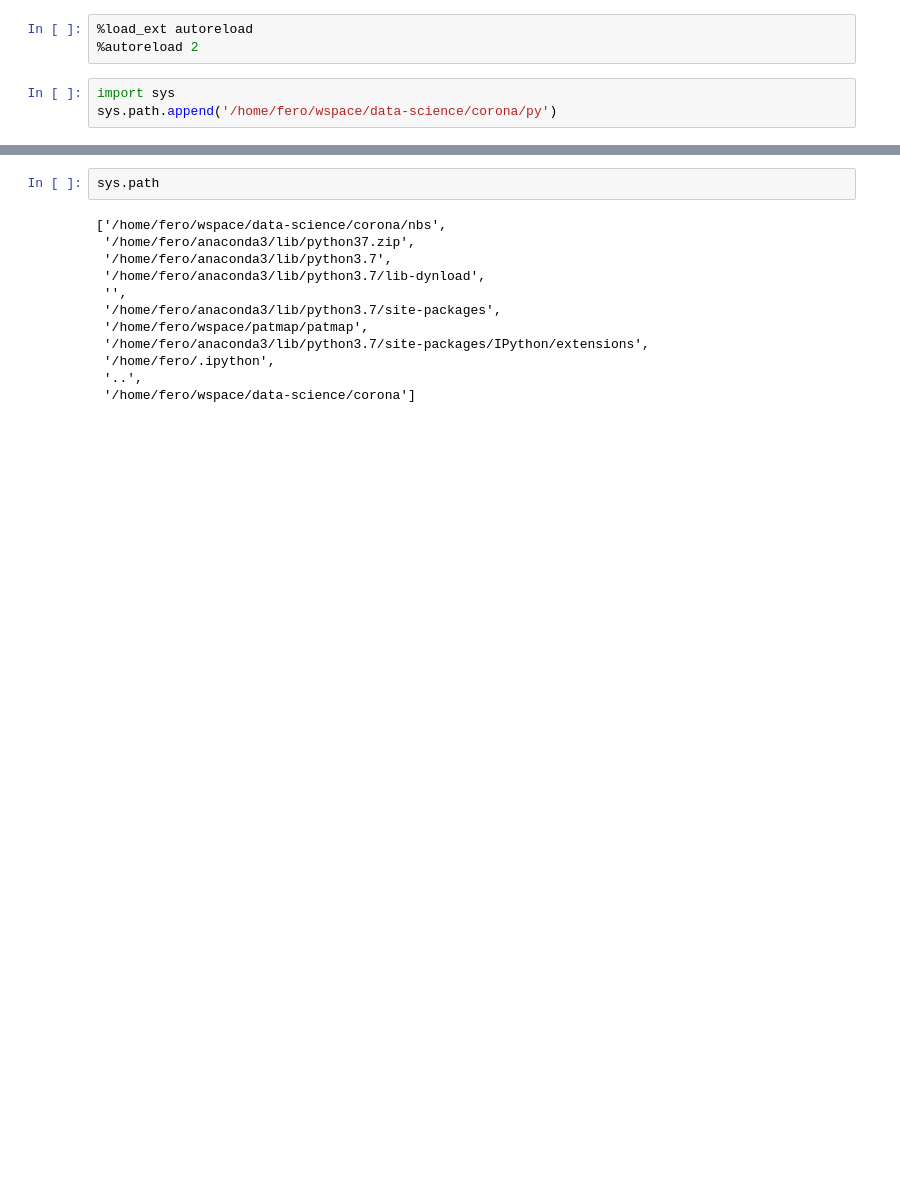
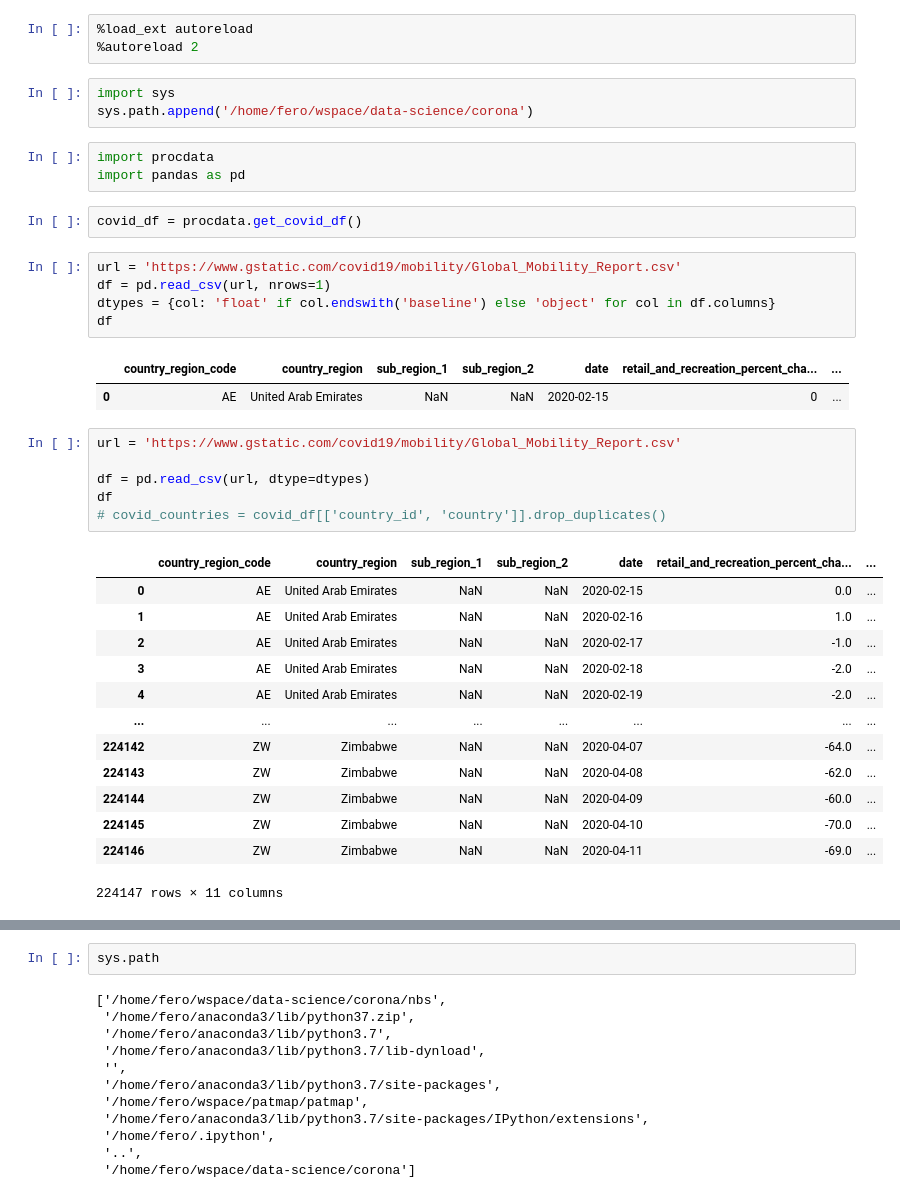
Before and after one commit to silverfield/corona-vis, a Jupyter notebook: nbs/explore-mobility.ipynb, the cells around one changed output, grey strips where cells are left out. Drawn from its saved outputs; the diff is of its cells as text; blank space fills up the shorter version.

```diff
--- a/nbs/explore-mobility.ipynb
+++ b/nbs/explore-mobility.ipynb
@@ -3,4 +3,37 @@
 %autoreload 2
 # %%
 import sys
-sys.path.append('/home/fero/wspace/data-science/corona/py')
+sys.path.append('/home/fero/wspace/data-science/corona')
+# %%
+import procdata
+import pandas as pd
+# %%
+covid_df = procdata.get_covid_df()
+# %%
+url = 'https://www.gstatic.com/covid19/mobility/Global_Mobility_Report.csv'
+df = pd.read_csv(url, nrows=1)
+dtypes = {col: 'float' if col.endswith('baseline') else 'object' for col in df.columns}
+df
+# %% [output]
+|  | country_region_code | country_region | sub_region_1 | sub_region_2 | date | retail_and_recreation_percent_cha... | ... |
+| 0 | AE | United Arab Emirates | NaN | NaN | 2020-02-15 | 0 | ... |
+# %%
+url = 'https://www.gstatic.com/covid19/mobility/Global_Mobility_Report.csv'
+
+df = pd.read_csv(url, dtype=dtypes)
+df
+# covid_countries = covid_df[['country_id', 'country']].drop_duplicates()
+# %% [output]
+|  | country_region_code | country_region | sub_region_1 | sub_region_2 | date | retail_and_recreation_percent_cha... | ... |
+| 0 | AE | United Arab Emirates | NaN | NaN | 2020-02-15 | 0.0 | ... |
+| 1 | AE | United Arab Emirates | NaN | NaN | 2020-02-16 | 1.0 | ... |
+| 2 | AE | United Arab Emirates | NaN | NaN | 2020-02-17 | -1.0 | ... |
+| 3 | AE | United Arab Emirates | NaN | NaN | 2020-02-18 | -2.0 | ... |
+| 4 | AE | United Arab Emirates | NaN | NaN | 2020-02-19 | -2.0 | ... |
+| ... | ... | ... | ... | ... | ... | ... | ... |
+| 224142 | ZW | Zimbabwe | NaN | NaN | 2020-04-07 | -64.0 | ... |
+| 224143 | ZW | Zimbabwe | NaN | NaN | 2020-04-08 | -62.0 | ... |
+| 224144 | ZW | Zimbabwe | NaN | NaN | 2020-04-09 | -60.0 | ... |
+| 224145 | ZW | Zimbabwe | NaN | NaN | 2020-04-10 | -70.0 | ... |
+| 224146 | ZW | Zimbabwe | NaN | NaN | 2020-04-11 | -69.0 | ... |
+224147 rows × 11 columns
```
Also changed, not shown: parts of 2 cells of this notebook, 2 other files.
